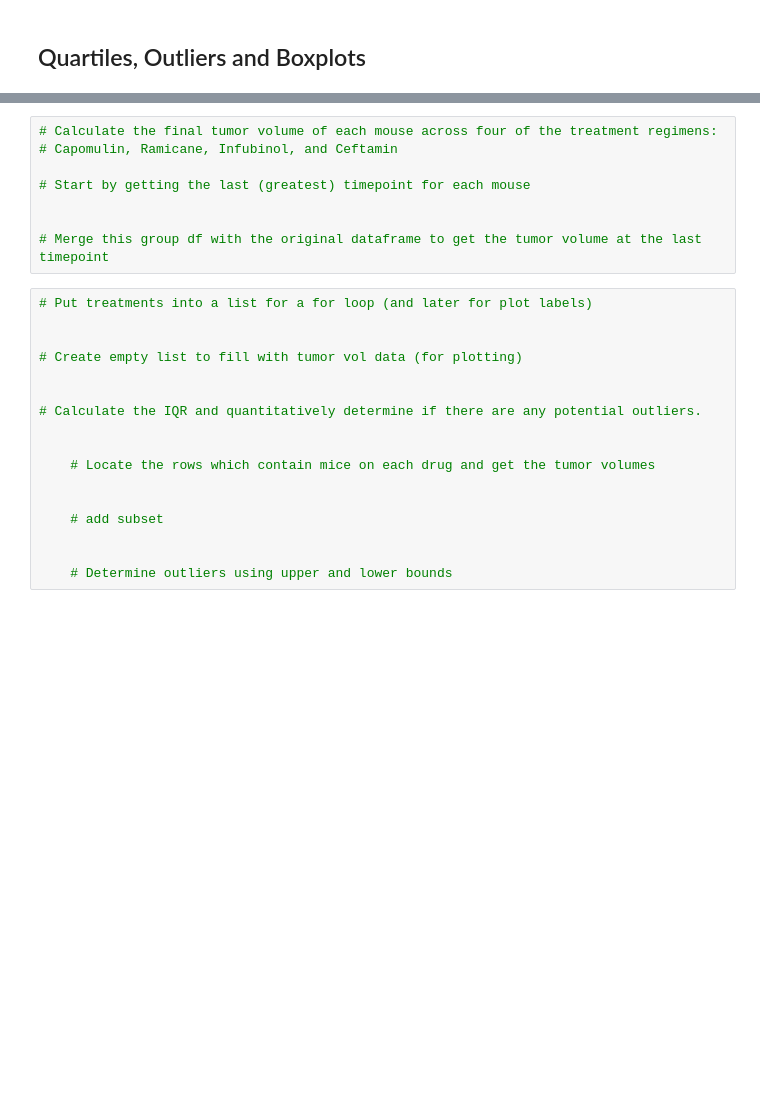
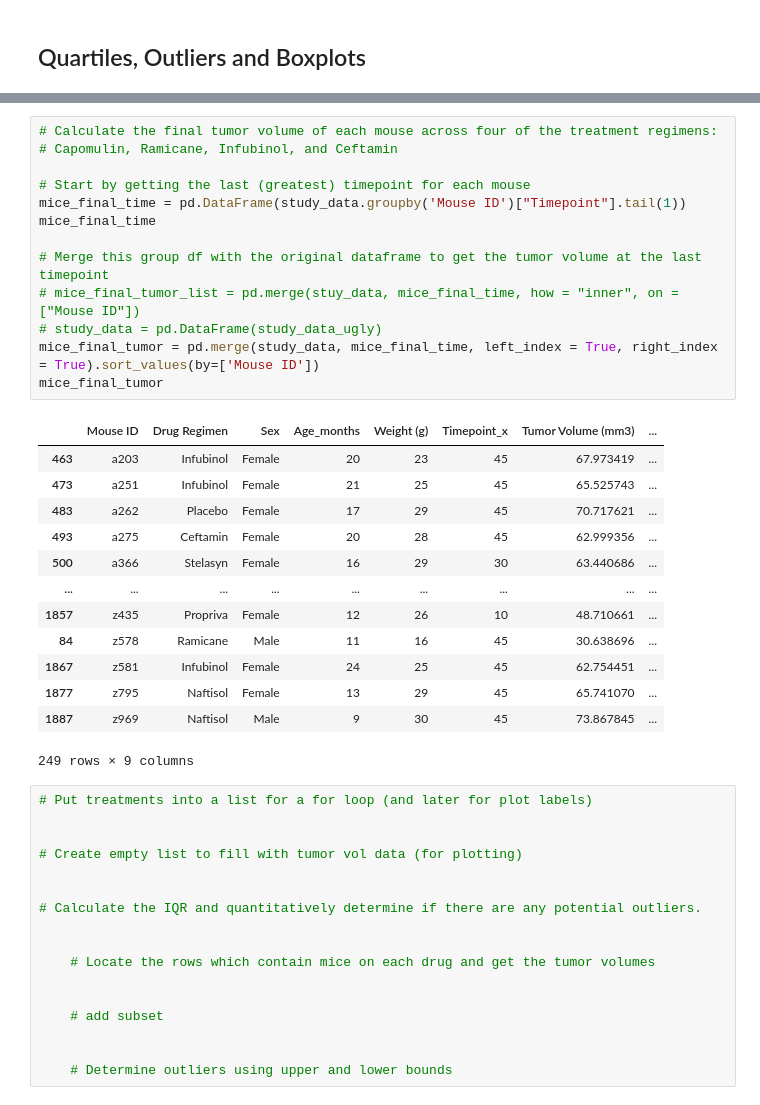
Before and after one commit to JGarvert/Matplotlib_homework, a Jupyter notebook: pymaceuticals_starter.ipynb, the cells around one changed output, grey strips where cells are left out. Drawn from its saved outputs; the diff is of its cells as text; blank space fills up the shorter version.

Commit message:
mouse tumor volumn

```diff
--- a/pymaceuticals_starter.ipynb
+++ b/pymaceuticals_starter.ipynb
@@ -185,11 +206,30 @@ plt.show()
 # %%
 # Calculate the final tumor volume of each mouse across four of the treatment regimens:
 # Capomulin, Ramicane, Infubinol, and Ceftamin
 
 # Start by getting the last (greatest) timepoint for each mouse
-
+mice_final_time = pd.DataFrame(study_data.groupby('Mouse ID')["Timepoint"].tail(1))
+mice_final_time
 
 # Merge this group df with the original dataframe to get the tumor volume at the last timepoint
+# mice_final_tumor_list = pd.merge(stuy_data, mice_final_time, how = "inner", on =["Mouse ID"])
+# study_data = pd.DataFrame(study_data_ugly)
+mice_final_tumor = pd.merge(study_data, mice_final_time, left_index = True, right_index = True).sort_values(by=['Mouse ID'])
+mice_final_tumor
+# %% [output]
+|  | Mouse ID | Drug Regimen | Sex | Age_months | Weight (g) | Timepoint_x | Tumor Volume (mm3) | ... |
+| 463 | a203 | Infubinol | Female | 20 | 23 | 45 | 67.973419 | ... |
+| 473 | a251 | Infubinol | Female | 21 | 25 | 45 | 65.525743 | ... |
+| 483 | a262 | Placebo | Female | 17 | 29 | 45 | 70.717621 | ... |
+| 493 | a275 | Ceftamin | Female | 20 | 28 | 45 | 62.999356 | ... |
+| 500 | a366 | Stelasyn | Female | 16 | 29 | 30 | 63.440686 | ... |
+| ... | ... | ... | ... | ... | ... | ... | ... | ... |
+| 1857 | z435 | Propriva | Female | 12 | 26 | 10 | 48.710661 | ... |
+| 84 | z578 | Ramicane | Male | 11 | 16 | 45 | 30.638696 | ... |
+| 1867 | z581 | Infubinol | Female | 24 | 25 | 45 | 62.754451 | ... |
+| 1877 | z795 | Naftisol | Female | 13 | 29 | 45 | 65.741070 | ... |
+| 1887 | z969 | Naftisol | Male | 9 | 30 | 45 | 73.867845 | ... |
+249 rows × 9 columns
 # %%
 # Put treatments into a list for a for loop (and later for plot labels)
 
```
Also changed, not shown: parts of 2 cells of this notebook.
